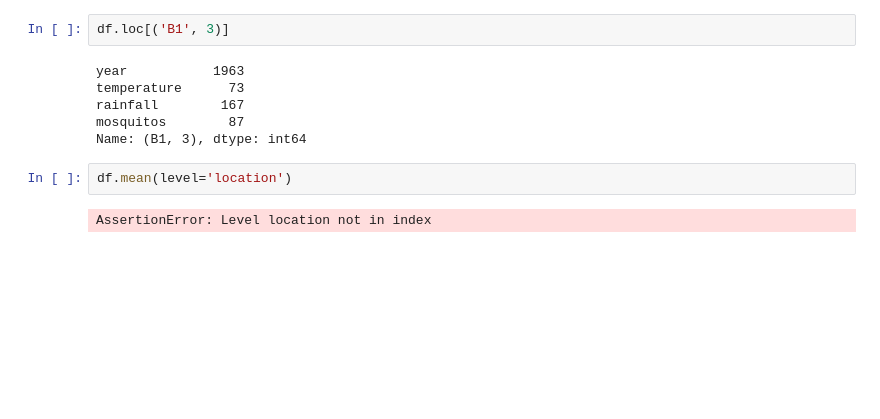
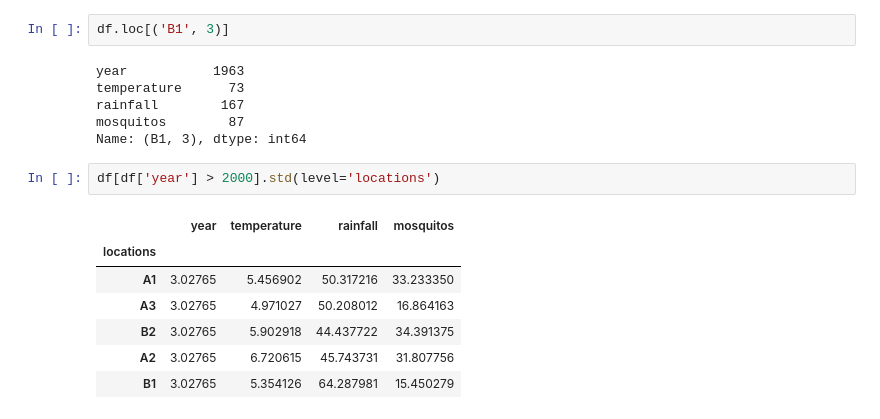
Before and after one commit to dotsdl/swc_ucsf_python, a Jupyter notebook: Mosquito Analysis.ipynb, the cells around one changed output. Saved outputs shown, nothing was run; the diff lists cells and outputs as text; blank space fills up the shorter version.

```diff
--- a/Mosquito Analysis.ipynb
+++ b/Mosquito Analysis.ipynb
@@ -1068,7 +1068,13 @@ temperature      73
 rainfall        167
 mosquitos        87
 Name: (B1, 3), dtype: int64
-# %%
-df.mean(level='location')
-# %% [output]
-AssertionError: Level location not in index
+# %%
+df[df['year'] > 2000].std(level='locations')
+# %% [output]
+|  | year | temperature | rainfall | mosquitos |
+| locations |  |  |  |  |
+| A1 | 3.02765 | 5.456902 | 50.317216 | 33.233350 |
+| A3 | 3.02765 | 4.971027 | 50.208012 | 16.864163 |
+| B2 | 3.02765 | 5.902918 | 44.437722 | 34.391375 |
+| A2 | 3.02765 | 6.720615 | 45.743731 | 31.807756 |
+| B1 | 3.02765 | 5.354126 | 64.287981 | 15.450279 |
```
